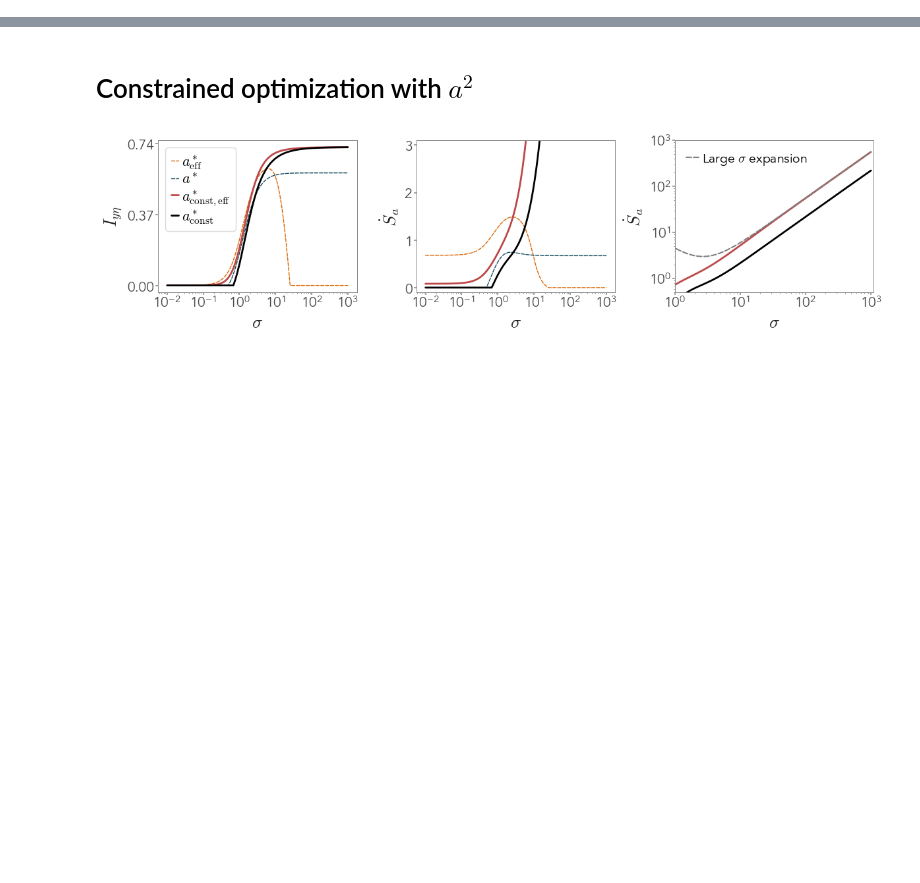
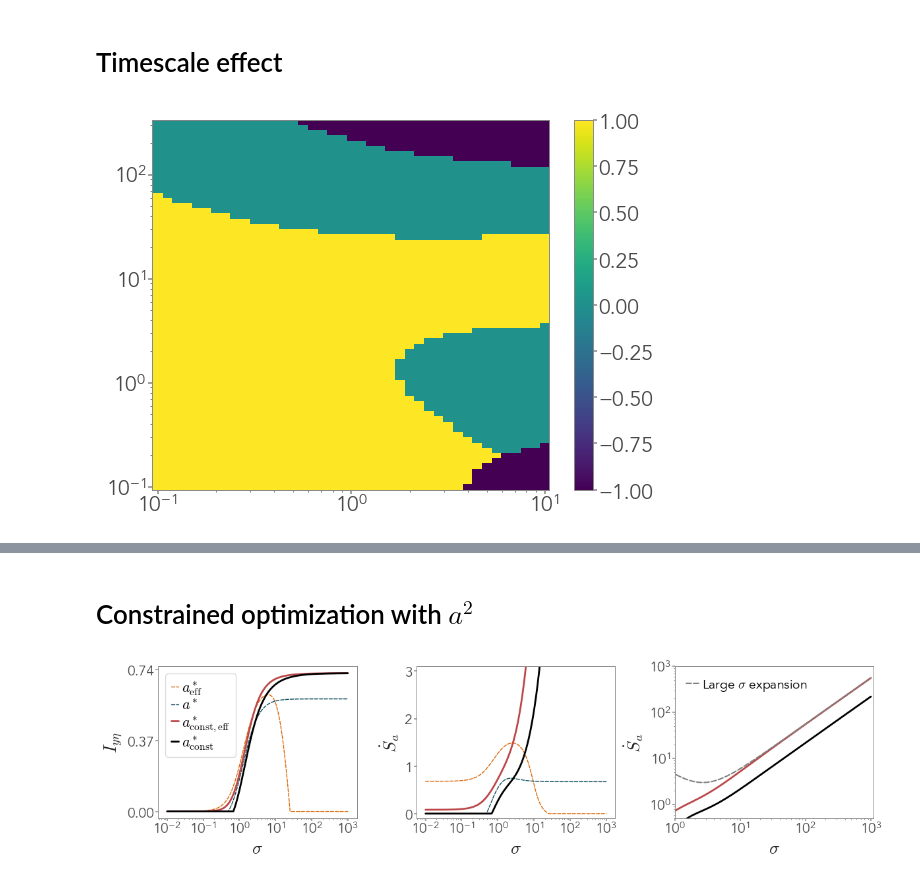
Before and after one commit to giorgionicoletti/InfoTrasduction, a Jupyter notebook: notebooks/FiguresSM.ipynb, the cells around one changed output, grey strips where cells are left out. Drawn from its saved outputs; the diff is of its cells as text; code cells hidden in the pictures; blank space fills up the shorter version.

Commit message:
Updated SM figures

```diff
--- a/notebooks/FiguresSM.ipynb
+++ b/notebooks/FiguresSM.ipynb
@@ -46 +42,12 @@ import cmasher
 fplot.master_format(ncols = 2, nrows = 1)
+# %% [markdown]
+# Timescale effect
+# %%
+theta_y_ts, sigma_CP_ts, Trasnduction_ts = load_countour_from_mathematica("../data/mathematica/FigSM_ContourPlot_timescales.txt")
+plt.pcolormesh(theta_y_ts, sigma_CP_ts, Trasnduction_ts.T, cmap = 'viridis', shading = 'auto')
+plt.yscale('log')
+plt.xscale('log')
+plt.colorbar()
+plt.show()
+# %% [output]
+[figure, added]
```
Also changed, not shown: parts of 7 cells of this notebook, 30 other files.
